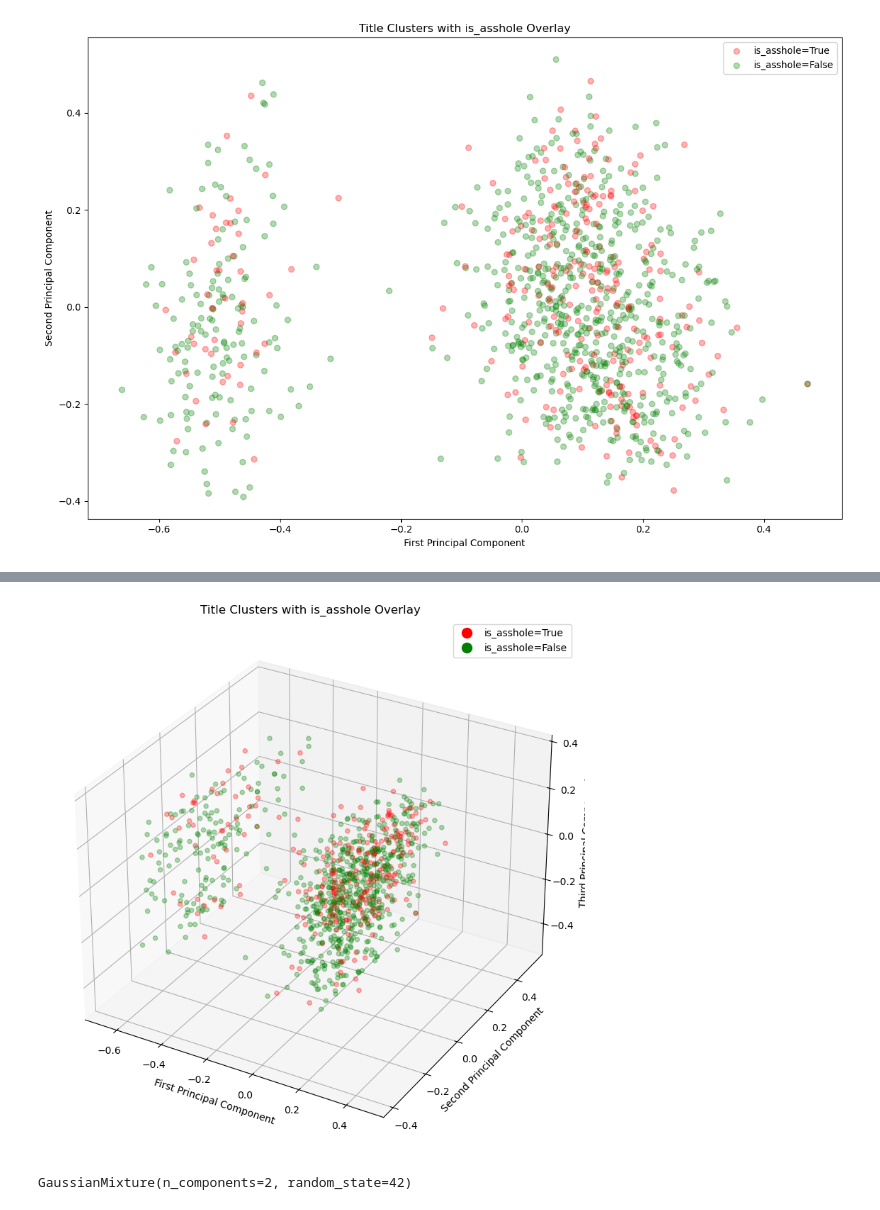
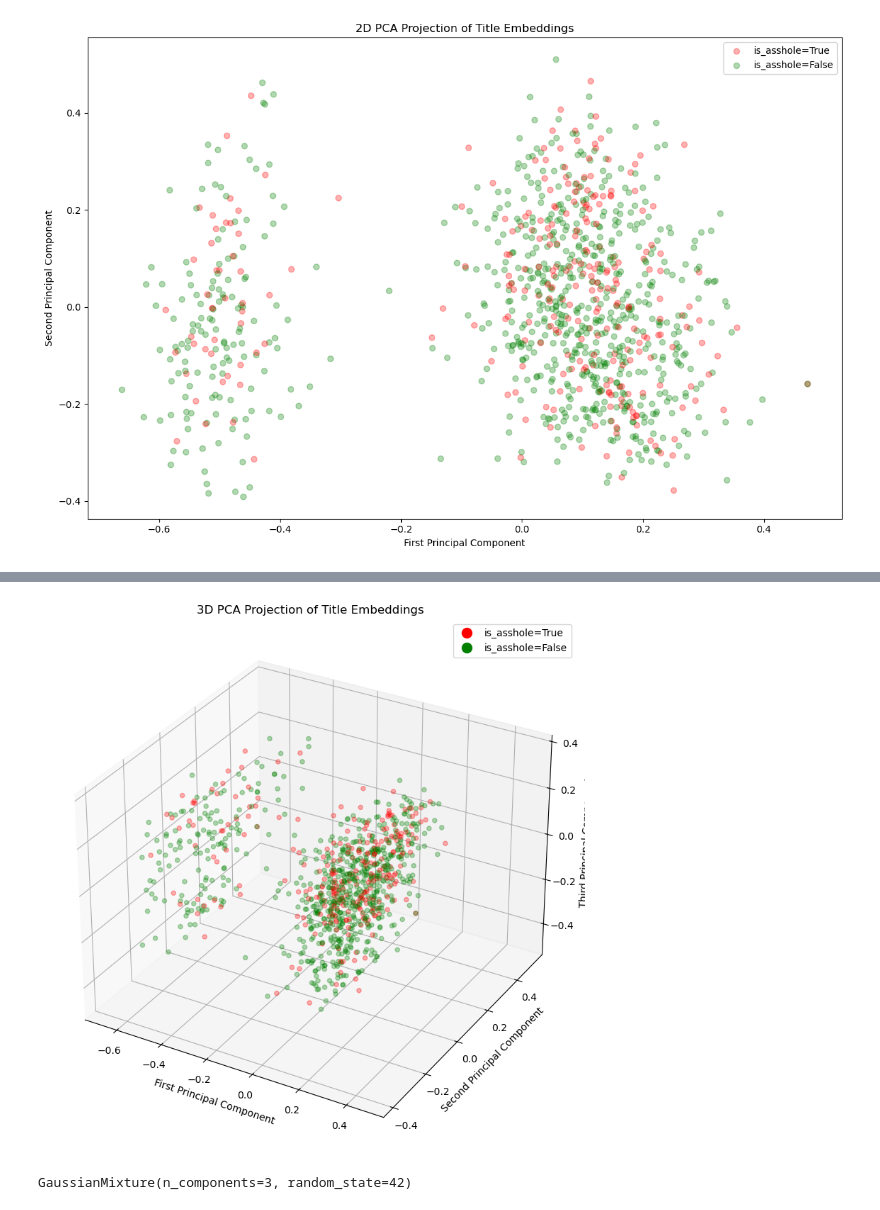
Before and after one commit to dingusagar/AmITheAsshole-Classifier, a Jupyter notebook: visualizations.ipynb, the cells around one changed output, grey strips where cells are left out. Drawn from its saved outputs; the diff is of its cells as text; code cells hidden in the pictures.

```diff
--- a/visualizations.ipynb
+++ b/visualizations.ipynb
@@ -151,39 +156,35 @@ plt.show()
 # %%
-# Reduce dimensionality to 3D using PCA
-pca = PCA(n_components=3)
-reduced_embeddings_pca3 = pca.fit_transform(title_embeddings)
-
 # Create a 3D scatter plot
 fig = plt.figure(figsize=(12, 8))
 ax = fig.add_subplot(111, projection='3d')
 
 # Color the points based on 'is_asshole'
 is_asshole_colors = ['red' if x else 'green' for x in df['is_asshole']]
 
 # Scatter plot in 3D
 scatter = ax.scatter(reduced_embeddings_pca3[:, 0], reduced_embeddings_pca3[:, 1], reduced_embeddings_pca3[:, 2],
                      c=is_asshole_colors, alpha=0.3)
 
 # Set title and labels
-ax.set_title("Title Clusters with is_asshole Overlay")
+ax.set_title("3D PCA Projection of Title Embeddings")
 ax.set_xlabel("First Principal Component")
 ax.set_ylabel("Second Principal Component")
 ax.set_zlabel("Third Principal Component")
 
 # Add a legend for is_asshole
 red_patch = plt.Line2D([], [], color='red', marker='o', markersize=10, linestyle='None', label='is_asshole=True')
 green_patch = plt.Line2D([], [], color='green', marker='o', markersize=10, linestyle='None', label='is_asshole=False')
 ax.legend(handles=[red_patch, green_patch])
 
 # Show the plot
 plt.tight_layout()
 plt.show()
 # %% [output]
-[figure, old version]
+[figure, new version]
 # %%
 from sklearn.mixture import GaussianMixture
 
-gm = GaussianMixture(n_components=2, random_state=42)
+gm = GaussianMixture(n_components=3, random_state=42)
 gm.fit(title_embeddings)
 # %% [output]
-GaussianMixture(n_components=2, random_state=42)
+GaussianMixture(n_components=3, random_state=42)
```
Also changed, not shown: parts of 17 cells of this notebook.
